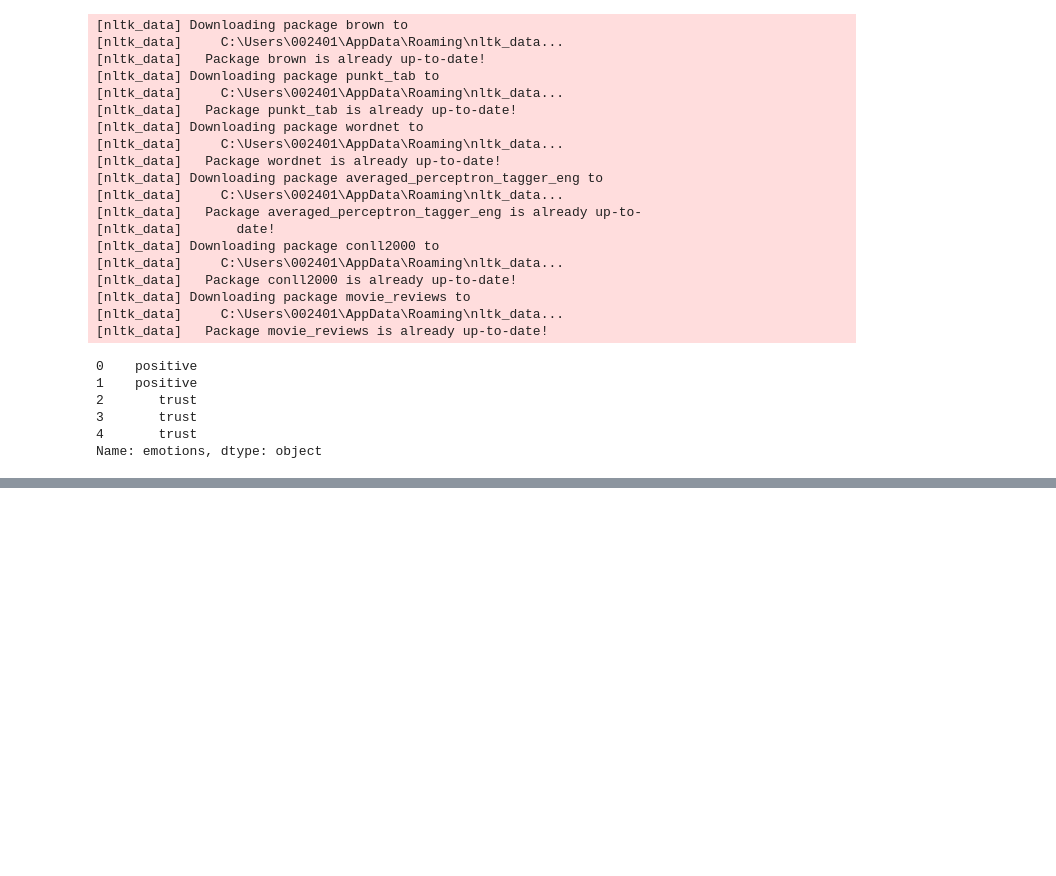
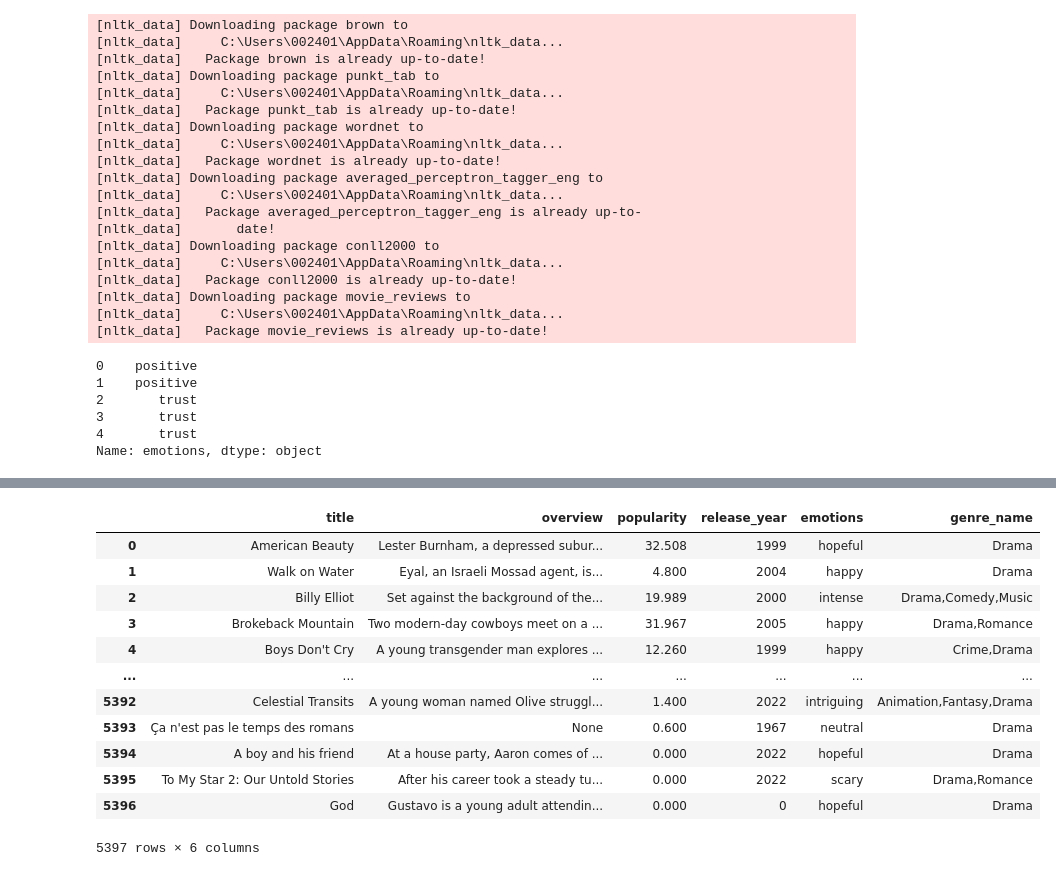
Before and after one commit to mshilacodes/mood-based-movie-recommender, a Jupyter notebook: index.ipynb, the cells around one changed output, grey strips where cells are left out. Drawn from its saved outputs; the diff is of its cells as text; code cells hidden in the pictures; blank space fills up the shorter version.

Commit message:
Feature engeering, creating a copy of the dataframe and one hot encoding genre column

```diff
--- a/index.ipynb
+++ b/index.ipynb
@@ -303,12 +303,12 @@ emotion_mapping = {
     'positive' : 'happy',
     'trust' : 'hopeful',
     'negative': 'bleak',
-    'fear' : 'Scary',
-    'None' : 'Neutral',
+    'fear' : 'scary',
+    'None' : 'neutral',
     'anticipation' : 'intriguing',
-    'surprise' : 'Thrilling',
+    'surprise' : 'shocking',
     'anger' : 'intense',
-    'sadness' : 'heartbreaking',
+    'sadness' : 'melancholic',
     'joy' : 'lighthearted',
     'disgust' : 'unsettling'
 
@@ -331,0 +351,24 @@ content['emotions'] = content['emotions'].map(emotion_mapping)
+# %%
+#Feature engineering
+from sklearn.preprocessing import OneHotEncoder
+
+#Create a copy of the content DataFrame to avoid modifying the original and drop unnecessary columns
+content_encoded = content.copy()
+
+content_encoded = content_encoded.drop(columns=['id', 'original_language', 'original_title', 'vote_average', 'genre_ids'])
+
+content_encoded
+# %% [output]
+|  | title | overview | popularity | release_year | emotions | genre_name |
+| 0 | American Beauty | Lester Burnham, a depressed subur... | 32.508 | 1999 | hopeful | Drama |
+| 1 | Walk on Water | Eyal, an Israeli Mossad agent, is... | 4.800 | 2004 | happy | Drama |
+| 2 | Billy Elliot | Set against the background of the... | 19.989 | 2000 | intense | Drama,Comedy,Music |
+| 3 | Brokeback Mountain | Two modern-day cowboys meet on a ... | 31.967 | 2005 | happy | Drama,Romance |
+| 4 | Boys Don't Cry | A young transgender man explores ... | 12.260 | 1999 | happy | Crime,Drama |
+| ... | ... | ... | ... | ... | ... | ... |
+| 5392 | Celestial Transits | A young woman named Olive struggl... | 1.400 | 2022 | intriguing | Animation,Fantasy,Drama |
+| 5393 | Ça n'est pas le temps des romans | None | 0.600 | 1967 | neutral | Drama |
+| 5394 | A boy and his friend | At a house party, Aaron comes of ... | 0.000 | 2022 | hopeful | Drama |
+| 5395 | To My Star 2: Our Untold Stories | After his career took a steady tu... | 0.000 | 2022 | scary | Drama,Romance |
+| 5396 | God | Gustavo is a young adult attendin... | 0.000 | 0 | hopeful | Drama |
+5397 rows × 6 columns
```
Also changed, not shown: parts of 6 cells of this notebook.
